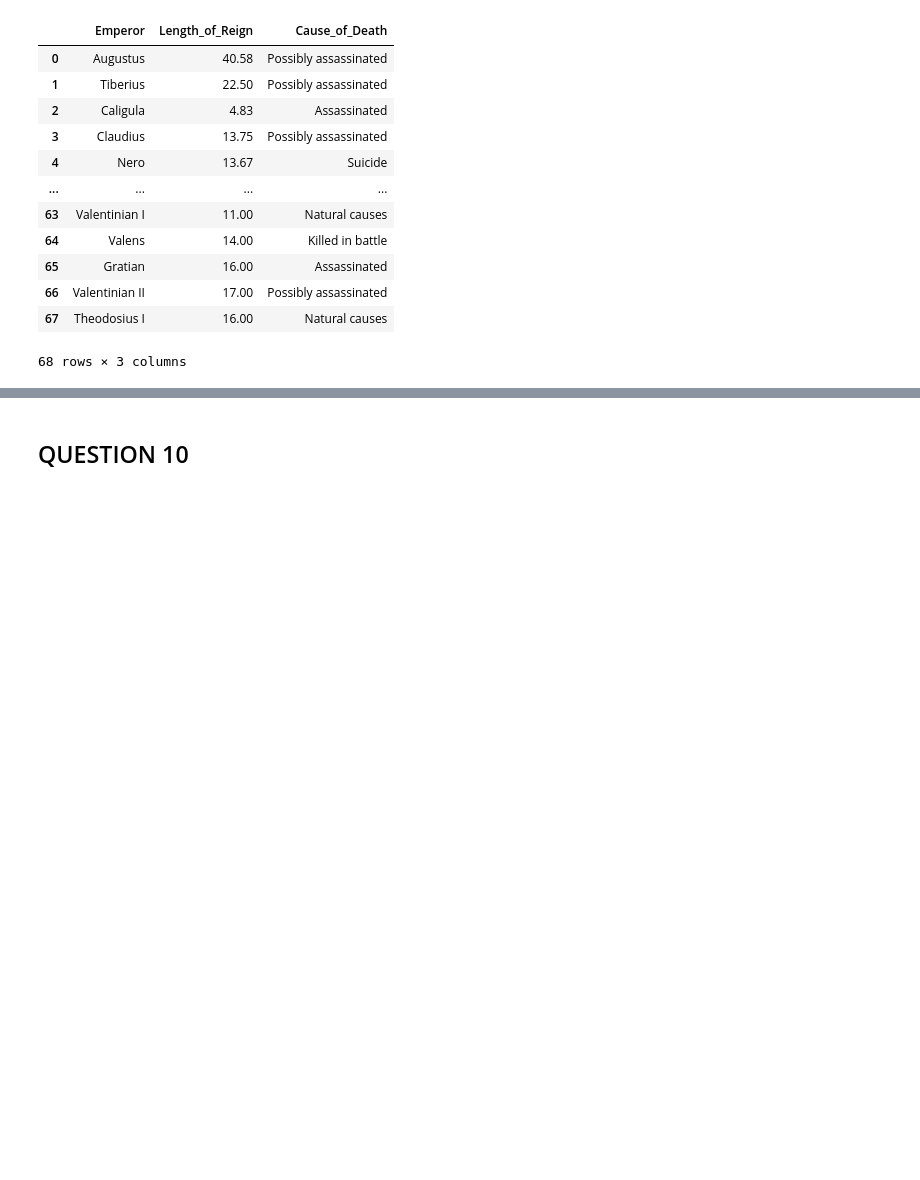
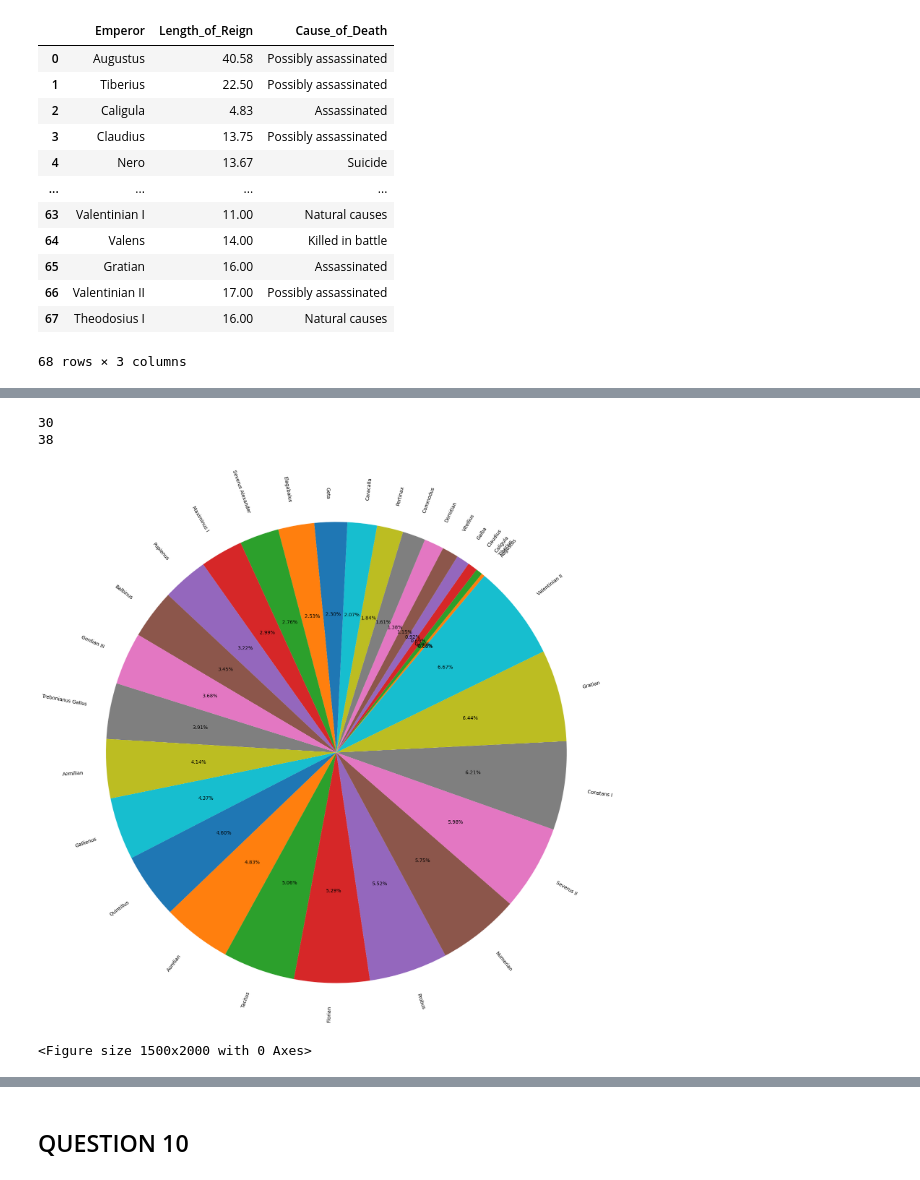
Before and after one commit to AbisolaOlakanmi/Abisola.Olakanmi.BDAT1004PS3, a Jupyter notebook: Abisola.Olakanmi.BDAT1004PS3.ipynb, the cells around one changed output, grey strips where cells are left out. Drawn from its saved outputs; the diff is of its cells as text; code cells hidden in the pictures; blank space fills up the shorter version.

```diff
--- a/Abisola.Olakanmi.BDAT1004PS3.ipynb
+++ b/Abisola.Olakanmi.BDAT1004PS3.ipynb
@@ -1171,3 +1161,22 @@ fig = plt.figure(figsize=[15, 20])
+# %%
+#showing the fraction of all Roman Emperors that were assassinated.
+assassinated_emperors = emperor_reigns[
+emperor_reigns['Cause_of_Death'].apply(lambda x: 'assassinated' in x.lower())]
+
+#print(assassinated_emperors)
+number_assassinated = len(assassinated_emperors)
+print(number_assassinated)
+other_deaths = len(emperor_reigns) - number_assassinated
+print(other_deaths)
+emperor = assassinated_emperors["Emperor"]
+cause_of_death = assassinated_emperors["Cause_of_Death"]
+plt.pie(range(len(cause_of_death)), labels=emperor,autopct='%1.2f%%', startangle=50, radius=0.045 * 100,rotatelabels = 270)
+fig = plt.figure(figsize=[15, 20])
+# %% [output]
+30
+38
+[figure, added]
+<Figure size 1500x2000 with 0 Axes>
 # %%
 #pie chart showing the fraction of all Roman Emperors that were assassinated.
 emperor_reigns= emperor_reigns[emperor_reigns["Cause_of_Death"]=="Assassinated"]
```
Also changed, not shown: parts of 12 cells of this notebook.
